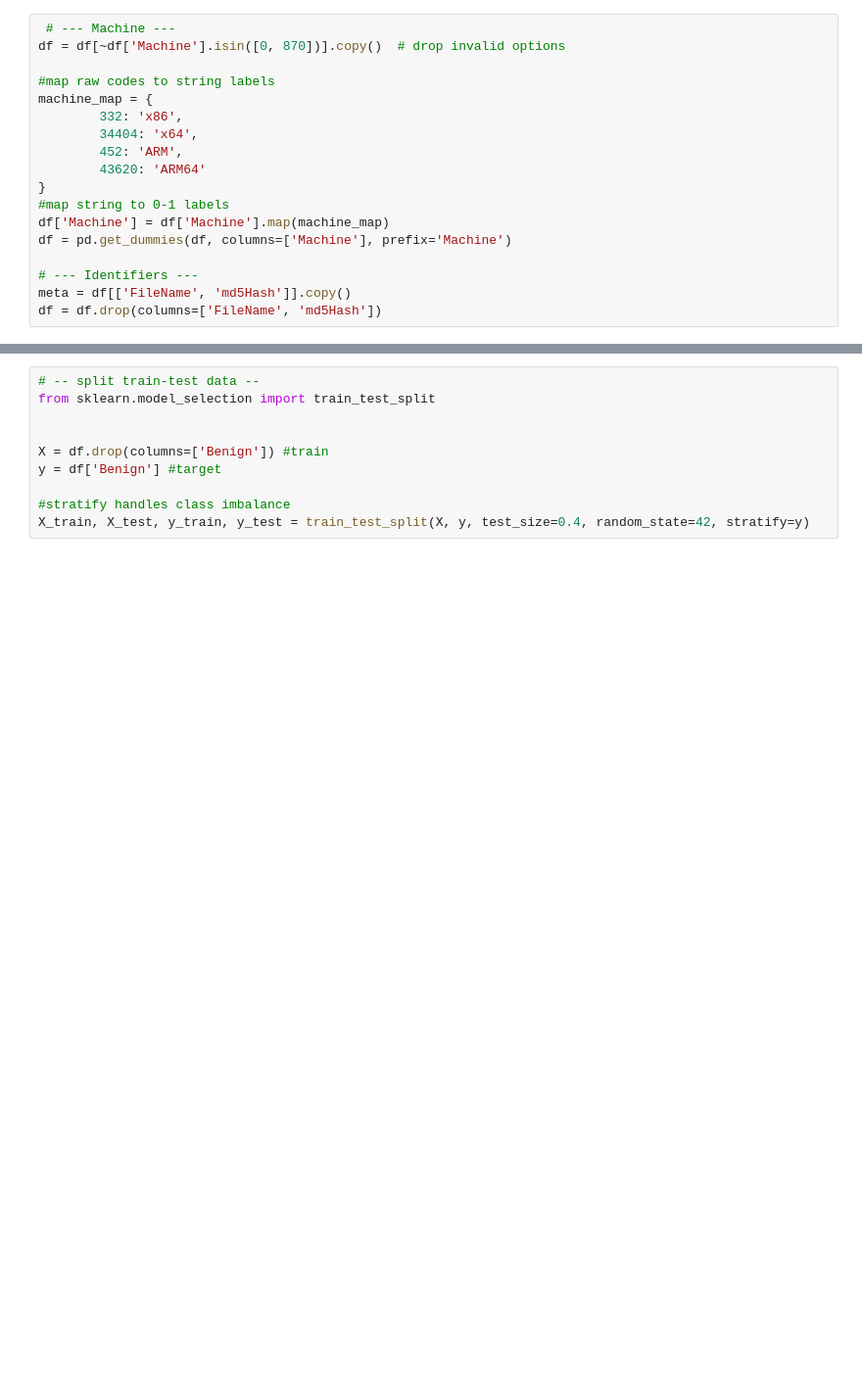
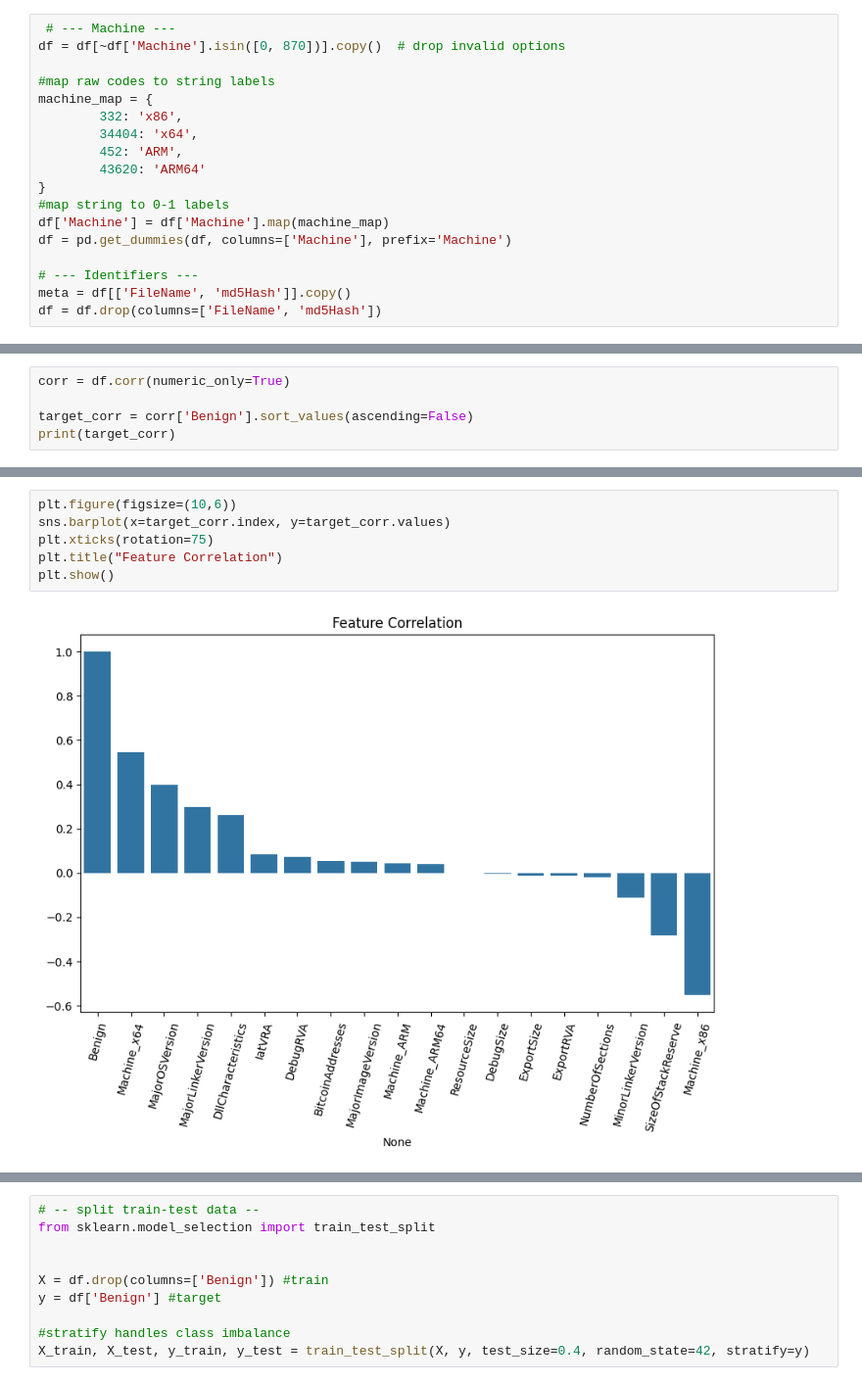
Before and after one commit to gaby-byb/ransomware-detection-ml, a Jupyter notebook: ransom_vs_benign.ipynb, the cells around one changed output, grey strips where cells are left out. Shown at 98% size. Cells and saved outputs as stored; diff of their text form; blank space fills up the shorter version.

```diff
--- a/ransom_vs_benign.ipynb
+++ b/ransom_vs_benign.ipynb
@@ -223,0 +250,5 @@ df = df.drop(columns=['FileName', 'md5Hash'])
+# %%
+corr = df.corr(numeric_only=True)
+
+target_corr = corr['Benign'].sort_values(ascending=False)
+print(target_corr)
@@ -224 +290,9 @@ df = df.drop(columns=['FileName', 'md5Hash'])
+# %%
+plt.figure(figsize=(10,6))
+sns.barplot(x=target_corr.index, y=target_corr.values)
+plt.xticks(rotation=75)
+plt.title("Feature Correlation")
+plt.show()
+# %% [output]
+[figure, added]
 # %% [markdown]
```
Also changed, not shown: parts of 8 cells of this notebook, 6 other files.
